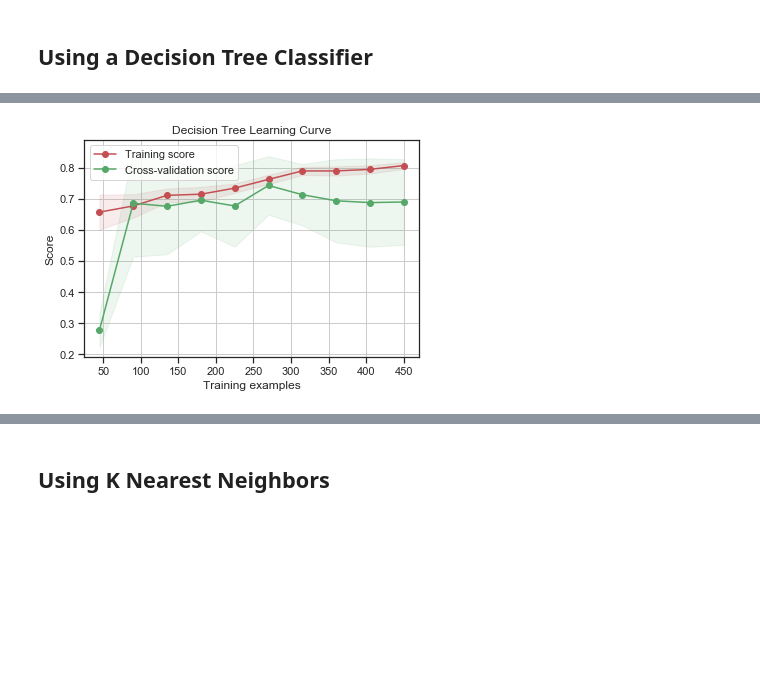
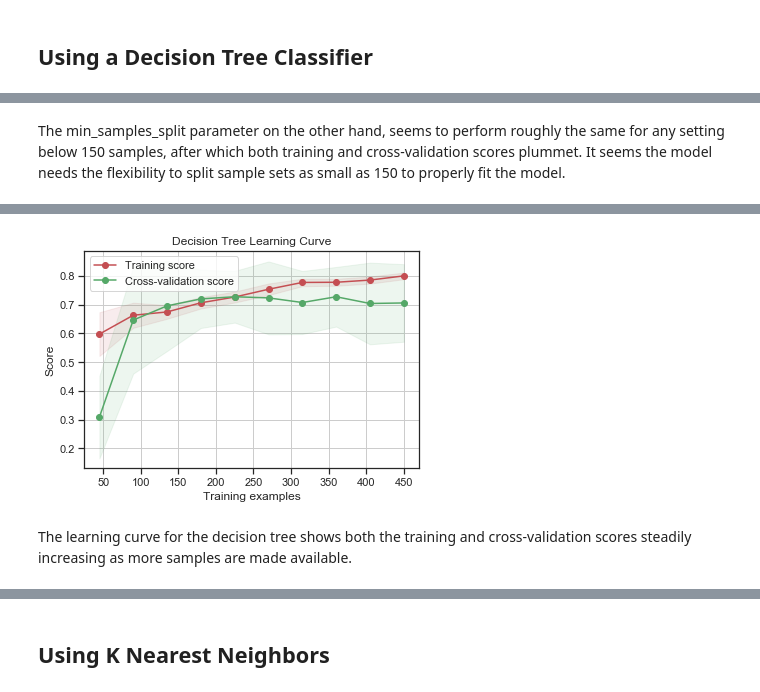
Before and after one commit to JonMcEntee/gatech, a Jupyter notebook: Machine Learning - Assignment 1 Blood Donor Data.ipynb, the cells around one changed output, grey strips where cells are left out. Saved outputs shown, nothing was run; the diff lists cells and outputs as text; code cells hidden in the pictures; blank space fills up the shorter version.

```diff
--- a/Machine Learning - Assignment 1 Blood Donor Data.ipynb
+++ b/Machine Learning - Assignment 1 Blood Donor Data.ipynb
@@ -220,5 +245,7 @@ plot_validation_curve(estimator=clf, title="Decision Tree Model Complexity",
+# %% [markdown]
+The min_samples_split parameter on the other hand, seems to perform roughly the same for any setting below 150 samples, after which both training and cross-validation scores plummet. It seems the model needs the flexibility to split sample sets as small as 150 to properly fit the model.
 # %%
 # the built in learning curve
-clf = DecisionTreeClassifier(max_depth=9, min_samples_split=40)
+clf = DecisionTreeClassifier(max_depth=9, min_samples_split=60)
 plot_learning_curve(estimator=clf, title="Decision Tree Learning Curve", X=X, y=y, cv=10)
 # %% [output]
@@ -226,2 +253,4 @@ plot_learning_curve(estimator=clf, title="Decision Tree Learning Curve", X=X, y=
-[figure, old version]
+[figure, new version]
+# %% [markdown]
+The learning curve for the decision tree shows both the training and cross-validation scores steadily increasing as more samples are made available.
 # %%
```
Also changed, not shown: parts of 17 cells of this notebook.
